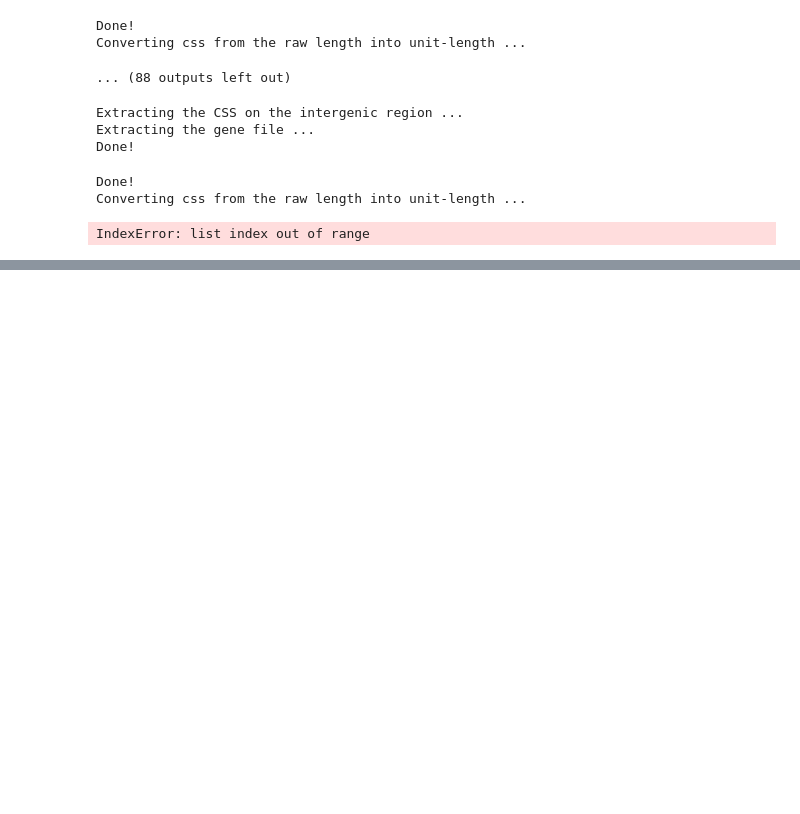
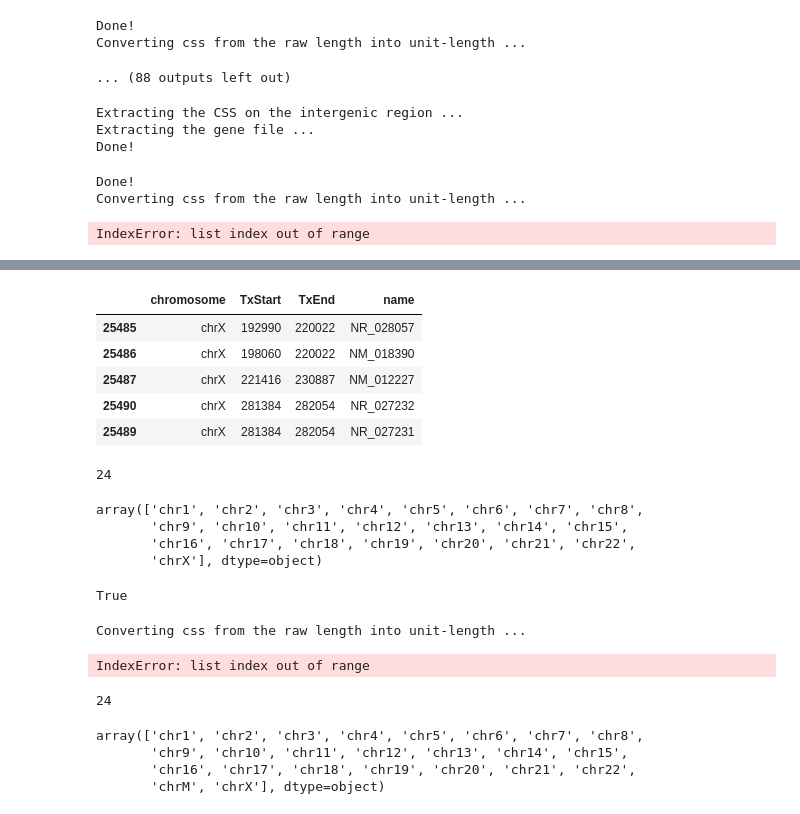
Before and after one commit to caocao0525/NSP, a Jupyter notebook: debugging.ipynb, the cells around one changed output, grey strips where cells are left out. Drawn from its saved outputs; the diff is of its cells as text; code cells hidden in the pictures; blank space fills up the shorter version.

```diff
--- a/debugging.ipynb
+++ b/debugging.ipynb
@@ -872,0 +1034,10 @@ merged_list=
+# %%
+g_df_chr_lst_wY=g_df_chr_lst[:-1]
+g_df_chr_lst_wY[-1].head()
+# %% [output]
+|  | chromosome | TxStart | TxEnd | name |
+| 25485 | chrX | 192990 | 220022 | NR_028057 |
+| 25486 | chrX | 198060 | 220022 | NM_018390 |
+| 25487 | chrX | 221416 | 230887 | NM_012227 |
+| 25490 | chrX | 281384 | 282054 | NR_027232 |
+| 25489 | chrX | 281384 | 282054 | NR_027231 |
@@ -872,0 +1046,4 @@ merged_list=
+# %%
+len(new_gene_lst_all)
+# %% [output]
+24
@@ -872,0 +1052,12 @@ merged_list=
+# %%
+df_test["chromosome"].unique()
+# %% [output]
+array(['chr1', 'chr2', 'chr3', 'chr4', 'chr5', 'chr6', 'chr7', 'chr8',
+       'chr9', 'chr10', 'chr11', 'chr12', 'chr13', 'chr14', 'chr15',
+       'chr16', 'chr17', 'chr18', 'chr19', 'chr20', 'chr21', 'chr22',
+       'chrX'], dtype=object)
+# %%
+contains_chrM = df['chromosome'].str.contains('chrM').any()
+contains_chrM
+# %% [output]
+True
@@ -872,0 +1203,16 @@ merged_list=
+# %%
+css_Ngene_unit_lst_all=Convert2unitCSS_main(css_Ngene_lst_all, unit=200)
+# %% [output]
+Converting css from the raw length into unit-length ...
+IndexError: list index out of range
+# %%
+len(df["chromosome"].unique())
+# %% [output]
+24
+# %%
+df["chromosome"].unique()
+# %% [output]
+array(['chr1', 'chr2', 'chr3', 'chr4', 'chr5', 'chr6', 'chr7', 'chr8',
+       'chr9', 'chr10', 'chr11', 'chr12', 'chr13', 'chr14', 'chr15',
+       'chr16', 'chr17', 'chr18', 'chr19', 'chr20', 'chr21', 'chr22',
+       'chrM', 'chrX'], dtype=object)
```
Also changed, not shown: parts of 83 cells of this notebook, 3 other files.
